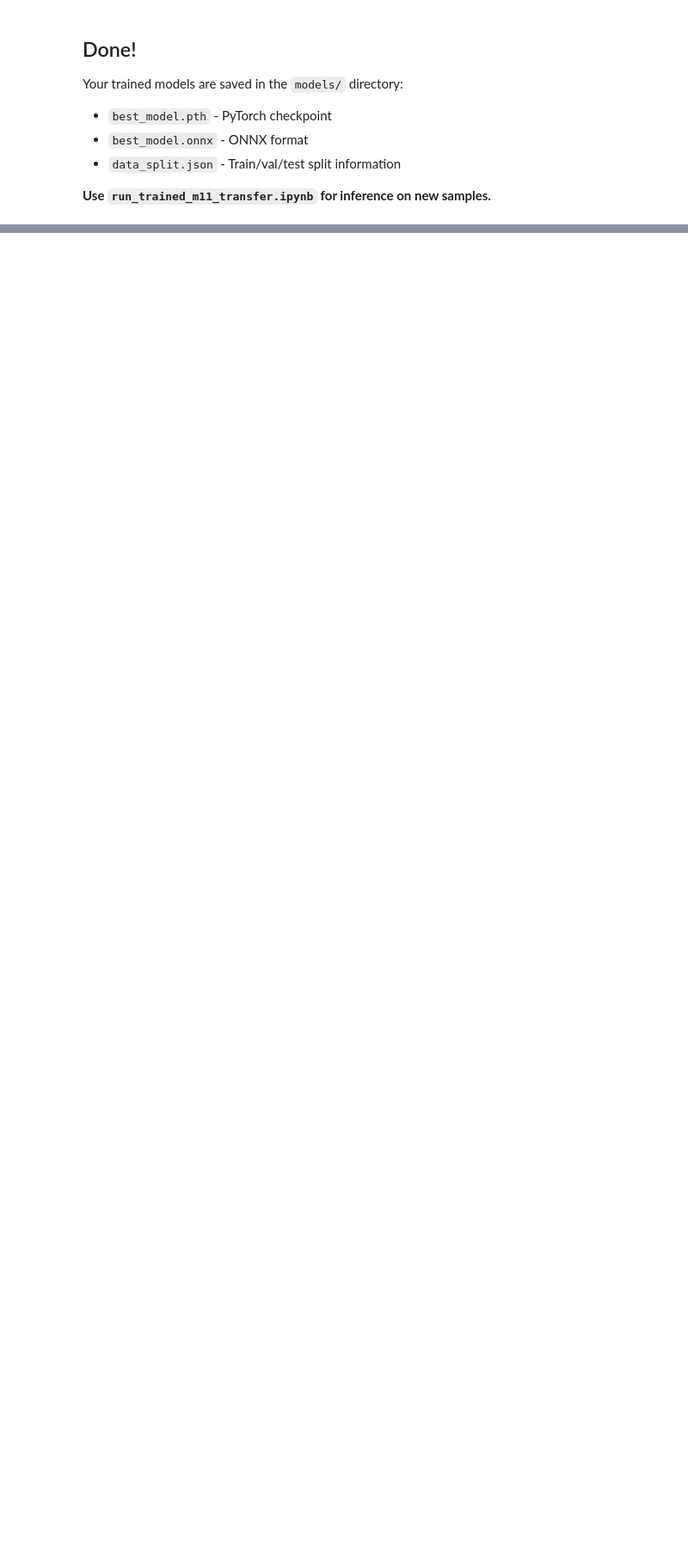
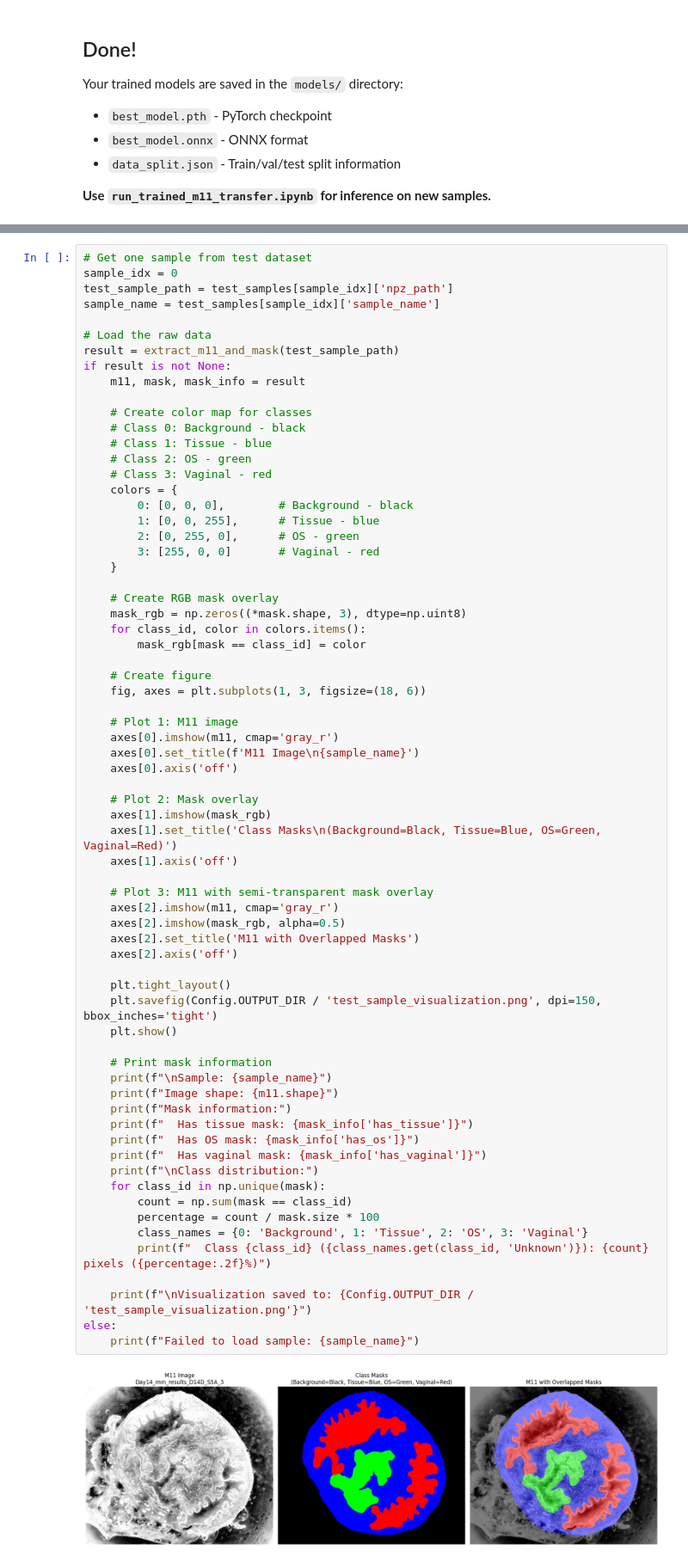
Before and after one commit to chaetries/mmTissueFilter, a Jupyter notebook: notebok/model_exploration/output_m11_transfer_learning/m11_transfer_learning.ipynb, the cells around one changed output, grey strips where cells are left out. Shown at 86% size. Drawn from its saved outputs; the diff is of its cells as text; blank space fills up the shorter version.

```diff
--- a/notebok/model_exploration/output_m11_transfer_learning/m11_transfer_learning.ipynb
+++ b/notebok/model_exploration/output_m11_transfer_learning/m11_transfer_learning.ipynb
@@ -973,0 +997,70 @@ Your trained models are saved in the `models/` directory:
+# %%
+# Get one sample from test dataset
+sample_idx = 0
+test_sample_path = test_samples[sample_idx]['npz_path']
+sample_name = test_samples[sample_idx]['sample_name']
+
+# Load the raw data
+result = extract_m11_and_mask(test_sample_path)
+if result is not None:
+    m11, mask, mask_info = result
+
+    # Create color map for classes
+    # Class 0: Background - black
+    # Class 1: Tissue - blue
+    # Class 2: OS - green
+    # Class 3: Vaginal - red
+    colors = {
+        0: [0, 0, 0],        # Background - black
+        1: [0, 0, 255],      # Tissue - blue
+        2: [0, 255, 0],      # OS - green
+        3: [255, 0, 0]       # Vaginal - red
+    }
+
+    # Create RGB mask overlay
+    mask_rgb = np.zeros((*mask.shape, 3), dtype=np.uint8)
+    for class_id, color in colors.items():
+        mask_rgb[mask == class_id] = color
+
+    # Create figure
+    fig, axes = plt.subplots(1, 3, figsize=(18, 6))
+
+    # Plot 1: M11 image
+    axes[0].imshow(m11, cmap='gray_r')
+    axes[0].set_title(f'M11 Image\n{sample_name}')
+    axes[0].axis('off')
+
+    # Plot 2: Mask overlay
+    axes[1].imshow(mask_rgb)
+    axes[1].set_title('Class Masks\n(Background=Black, Tissue=Blue, OS=Green, Vaginal=Red)')
+    axes[1].axis('off')
+
+    # Plot 3: M11 with semi-transparent mask overlay
+    axes[2].imshow(m11, cmap='gray_r')
+    axes[2].imshow(mask_rgb, alpha=0.5)
+    axes[2].set_title('M11 with Overlapped Masks')
+    axes[2].axis('off')
+
+    plt.tight_layout()
+    plt.savefig(Config.OUTPUT_DIR / 'test_sample_visualization.png', dpi=150, bbox_inches='tight')
+    plt.show()
+
+    # Print mask information
+    print(f"\nSample: {sample_name}")
+    print(f"Image shape: {m11.shape}")
+    print(f"Mask information:")
+    print(f"  Has tissue mask: {mask_info['has_tissue']}")
+    print(f"  Has OS mask: {mask_info['has_os']}")
+    print(f"  Has vaginal mask: {mask_info['has_vaginal']}")
+    print(f"\nClass distribution:")
+    for class_id in np.unique(mask):
+        count = np.sum(mask == class_id)
+        percentage = count / mask.size * 100
+        class_names = {0: 'Background', 1: 'Tissue', 2: 'OS', 3: 'Vaginal'}
+        print(f"  Class {class_id} ({class_names.get(class_id, 'Unknown')}): {count} pixels ({percentage:.2f}%)")
+
+    print(f"\nVisualization saved to: {Config.OUTPUT_DIR / 'test_sample_visualization.png'}")
+else:
+    print(f"Failed to load sample: {sample_name}")
+# %% [output]
+[figure, added]
```
Also changed, not shown: parts of 18 cells of this notebook.
